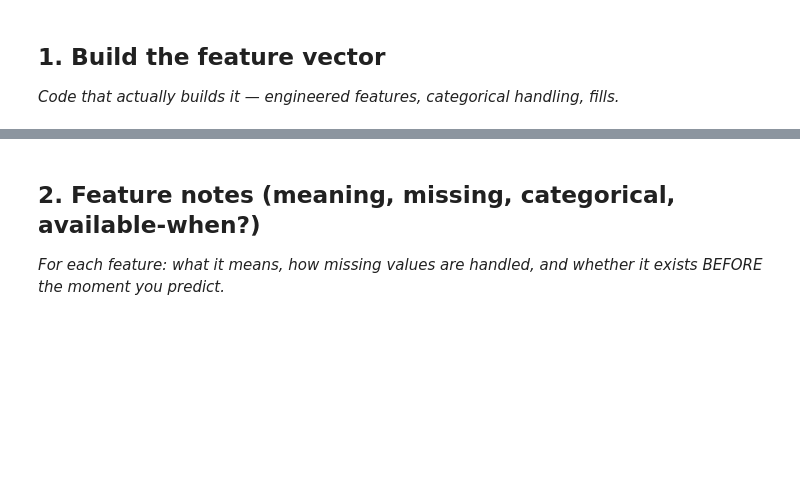
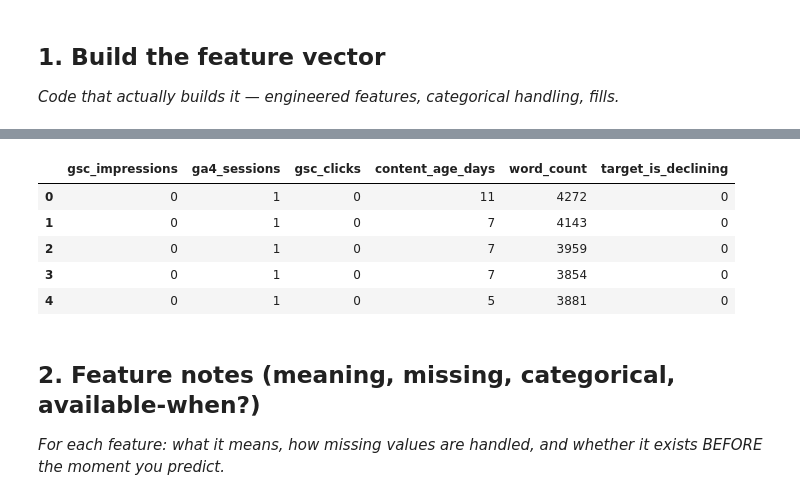
Before and after one commit to Usaf007/flyrankai-ml-internship, a Jupyter notebook: work/notebooks/w03_feature_leakage_check.ipynb, the cells around one changed output, grey strips where cells are left out. Saved outputs shown, nothing was run; the diff lists cells and outputs as text; code cells hidden in the pictures; blank space fills up the shorter version.

```diff
--- a/work/notebooks/w03_feature_leakage_check.ipynb
+++ b/work/notebooks/w03_feature_leakage_check.ipynb
@@ -16,3 +18,39 @@ This skeleton is yours to fill. Work the sections **in order** — each one has
+# %%
+import duckdb
+import pandas as pd
+from google.colab import userdata
+
+hf_token = userdata.get('HF_TOKEN')
+con = duckdb.connect()
+con.execute("INSTALL httpfs; LOAD httpfs;")
+con.execute(f"CREATE SECRET (TYPE huggingface, TOKEN '{hf_token}');")
+
+rel = "hf://datasets/FlyRank/internship-warehouse"
+fact_table = f"{rel}/fact_content_daily_performance/month=2026-03/*.parquet"
+dim_table = f"{rel}/dim_content.parquet"
+
+query = f"""
+    SELECT
+        f.gsc_impressions,
+        f.ga4_sessions,
+        f.gsc_clicks,
+        date_diff('day', d.content_created_date, f.report_date) AS content_age_days,
+        d.word_count,
+        CAST(CASE WHEN f.gsc_avg_position > 10 THEN 1 ELSE 0 END AS INTEGER) AS target_is_declining
+    FROM read_parquet('{fact_table}') f
+    JOIN read_parquet('{dim_table}') d ON f.content_hash_id = d.content_hash_id
+    WHERE f.ga4_data_available IS TRUE
+    LIMIT 50000
+"""
+df_features = con.execute(query).df().dropna()
+df_features.head()
+# %% [output]
+|  | gsc_impressions | ga4_sessions | gsc_clicks | content_age_days | word_count | target_is_declining |
+| 0 | 0 | 1 | 0 | 11 | 4272 | 0 |
+| 1 | 0 | 1 | 0 | 7 | 4143 | 0 |
+| 2 | 0 | 1 | 0 | 7 | 3959 | 0 |
+| 3 | 0 | 1 | 0 | 7 | 3854 | 0 |
+| 4 | 0 | 1 | 0 | 5 | 3881 | 0 |
 # %% [markdown]
 ## 2. Feature notes (meaning, missing, categorical, available-when?)
 
```
Also changed, not shown: parts of 12 cells of this notebook.
